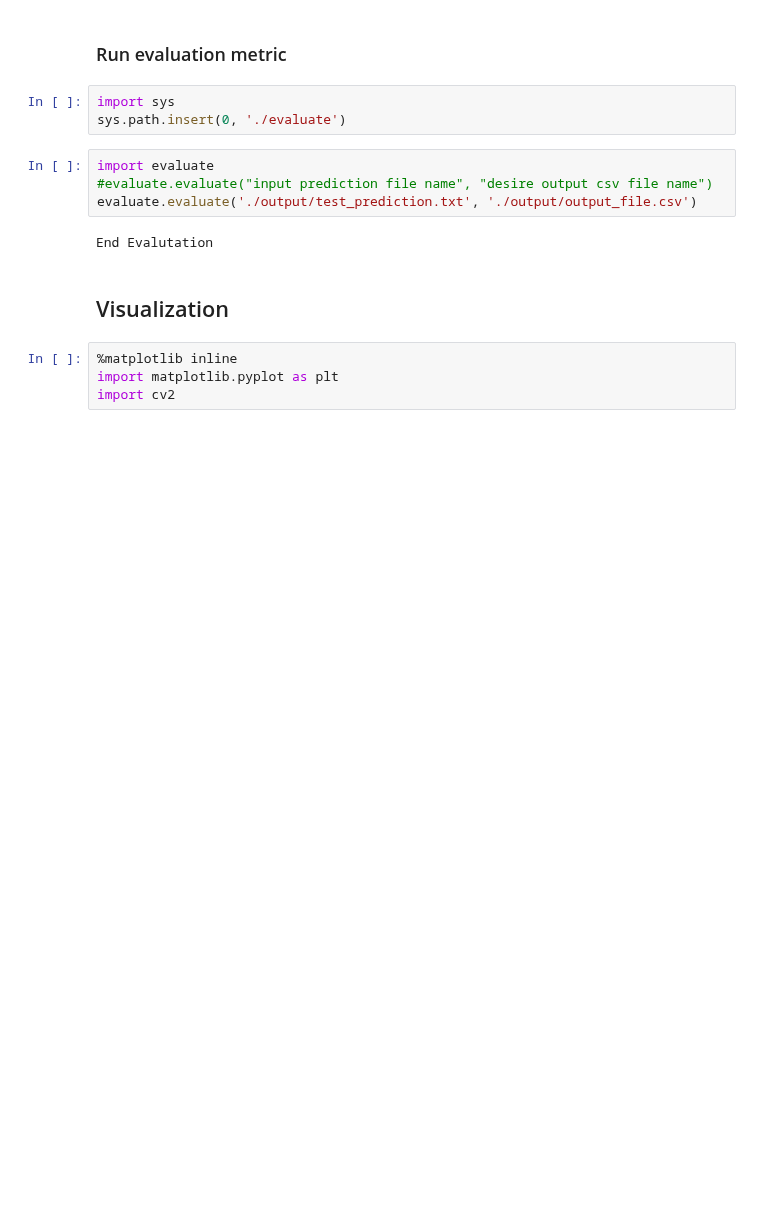
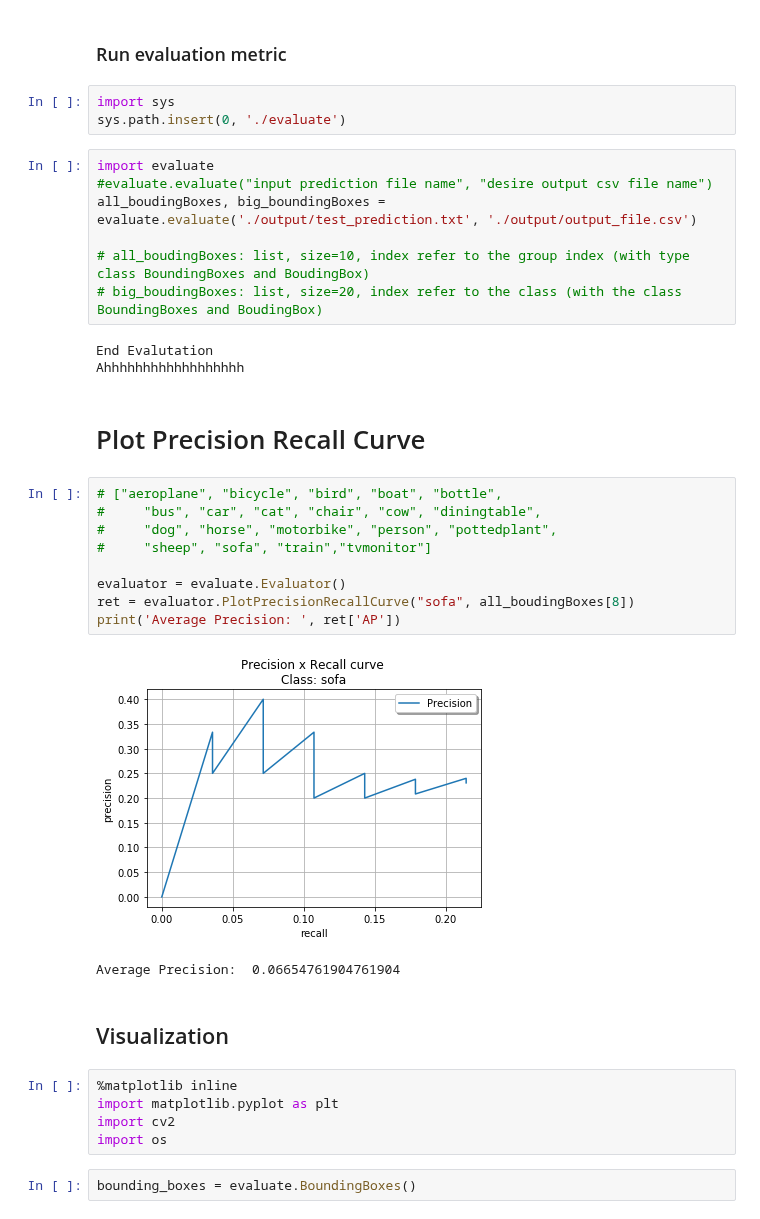
Before and after one commit to chengche6230/Deep-Learning-Course-Team-Project, a Jupyter notebook: Competition_2/Com2_lecture.ipynb, the cells around one changed output. Drawn from its saved outputs; the diff is of its cells as text; blank space fills up the shorter version.

```diff
--- a/Competition_2/Com2_lecture.ipynb
+++ b/Competition_2/Com2_lecture.ipynb
@@ -685,13 +734,34 @@ sys.path.insert(0, './evaluate')
 # %%
 import evaluate
 #evaluate.evaluate("input prediction file name", "desire output csv file name")
-evaluate.evaluate('./output/test_prediction.txt', './output/output_file.csv')
+all_boudingBoxes, big_boundingBoxes = evaluate.evaluate('./output/test_prediction.txt', './output/output_file.csv')
+
+# all_boudingBoxes: list, size=10, index refer to the group index (with type class BoundingBoxes and BoudingBox)
+# big_boudingBoxes: list, size=20, index refer to the class (with the class BoundingBoxes and BoudingBox)
 # %% [output]
 End Evalutation
+Ahhhhhhhhhhhhhhhhhh
+# %% [markdown]
+# Plot Precision Recall Curve
+# %%
+# ["aeroplane", "bicycle", "bird", "boat", "bottle",
+#     "bus", "car", "cat", "chair", "cow", "diningtable",
+#     "dog", "horse", "motorbike", "person", "pottedplant",
+#     "sheep", "sofa", "train","tvmonitor"]
+
+evaluator = evaluate.Evaluator()
+ret = evaluator.PlotPrecisionRecallCurve("sofa", all_boudingBoxes[8])
+print('Average Precision: ', ret['AP'])
+# %% [output]
+[figure, added]
+Average Precision:  0.06654761904761904
 # %% [markdown]
 ## Visualization
 # %%
 %matplotlib inline
 import matplotlib.pyplot as plt
 import cv2
+import os
+# %%
+bounding_boxes = evaluate.BoundingBoxes()
 # %%
```
Also changed, not shown: parts of 17 cells of this notebook, 6 other files.
